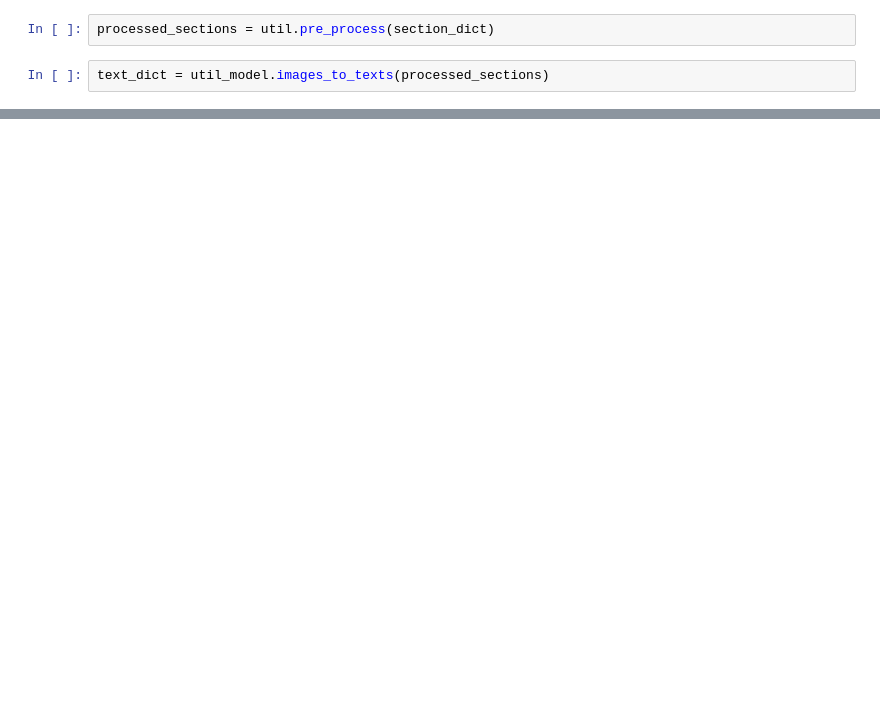
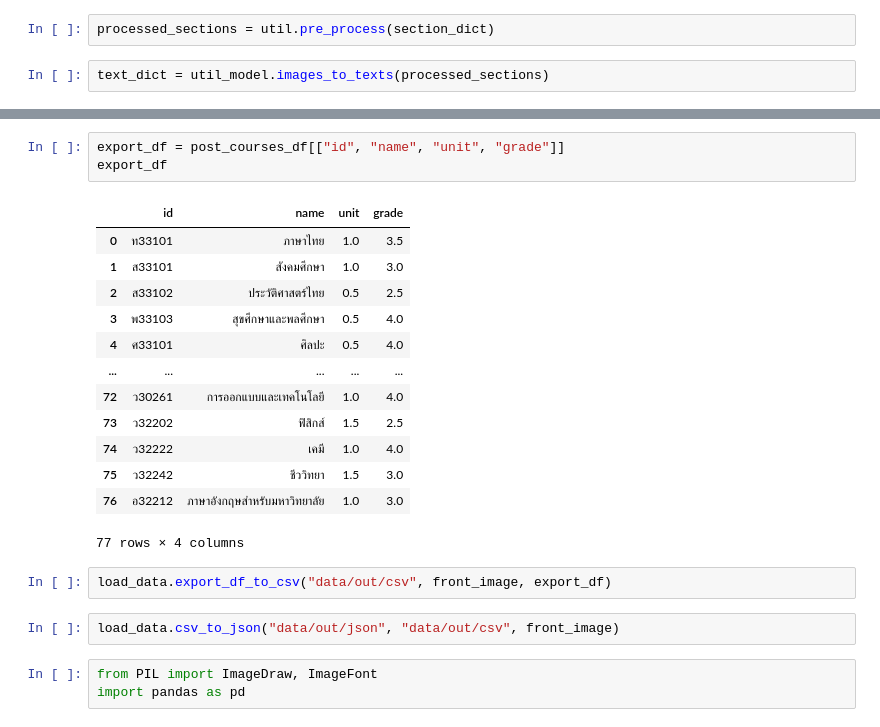
Before and after one commit to OhmSuphanat/transOCR, a Jupyter notebook: main.ipynb, the cells around one changed output, grey strips where cells are left out. Cells and saved outputs as stored; diff of their text form; blank space fills up the shorter version.

Commit message:
write csv&json

```diff
--- a/main.ipynb
+++ b/main.ipynb
@@ -48,0 +28,24 @@ error_df
+# %%
+export_df = post_courses_df[["id", "name", "unit", "grade"]]
+export_df
+# %% [output]
+|  | id | name | unit | grade |
+| 0 | ท33101 | ภาษาไทย | 1.0 | 3.5 |
+| 1 | ส33101 | สังคมศึกษา | 1.0 | 3.0 |
+| 2 | ส33102 | ประวัติศาสตร์ไทย | 0.5 | 2.5 |
+| 3 | พ33103 | สุขศึกษาและพลศึกษา | 0.5 | 4.0 |
+| 4 | ศ33101 | ศิลปะ | 0.5 | 4.0 |
+| ... | ... | ... | ... | ... |
+| 72 | ว30261 | การออกแบบและเทคโนโลยี | 1.0 | 4.0 |
+| 73 | ว32202 | ฟิสิกส์ | 1.5 | 2.5 |
+| 74 | ว32222 | เคมี | 1.0 | 4.0 |
+| 75 | ว32242 | ชีววิทยา | 1.5 | 3.0 |
+| 76 | อ32212 | ภาษาอังกฤษสําหรับมหาวิทยาลัย | 1.0 | 3.0 |
+77 rows × 4 columns
+# %%
+load_data.export_df_to_csv("data/out/csv", front_image, export_df)
+# %%
+load_data.csv_to_json("data/out/json", "data/out/csv", front_image)
+# %%
+from PIL import ImageDraw, ImageFont
+import pandas as pd
```
Also changed, not shown: parts of 12 cells of this notebook, 5 other files.
